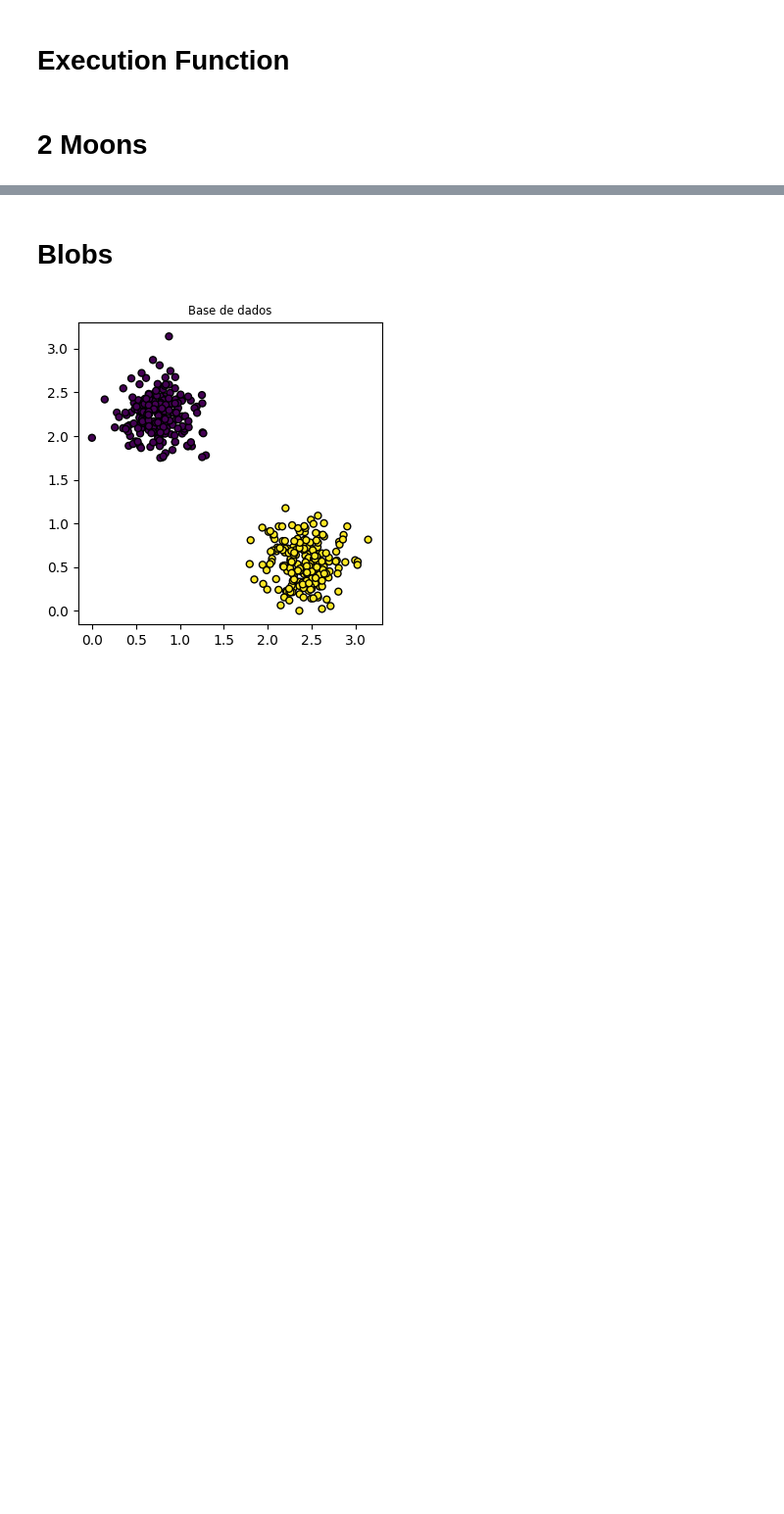
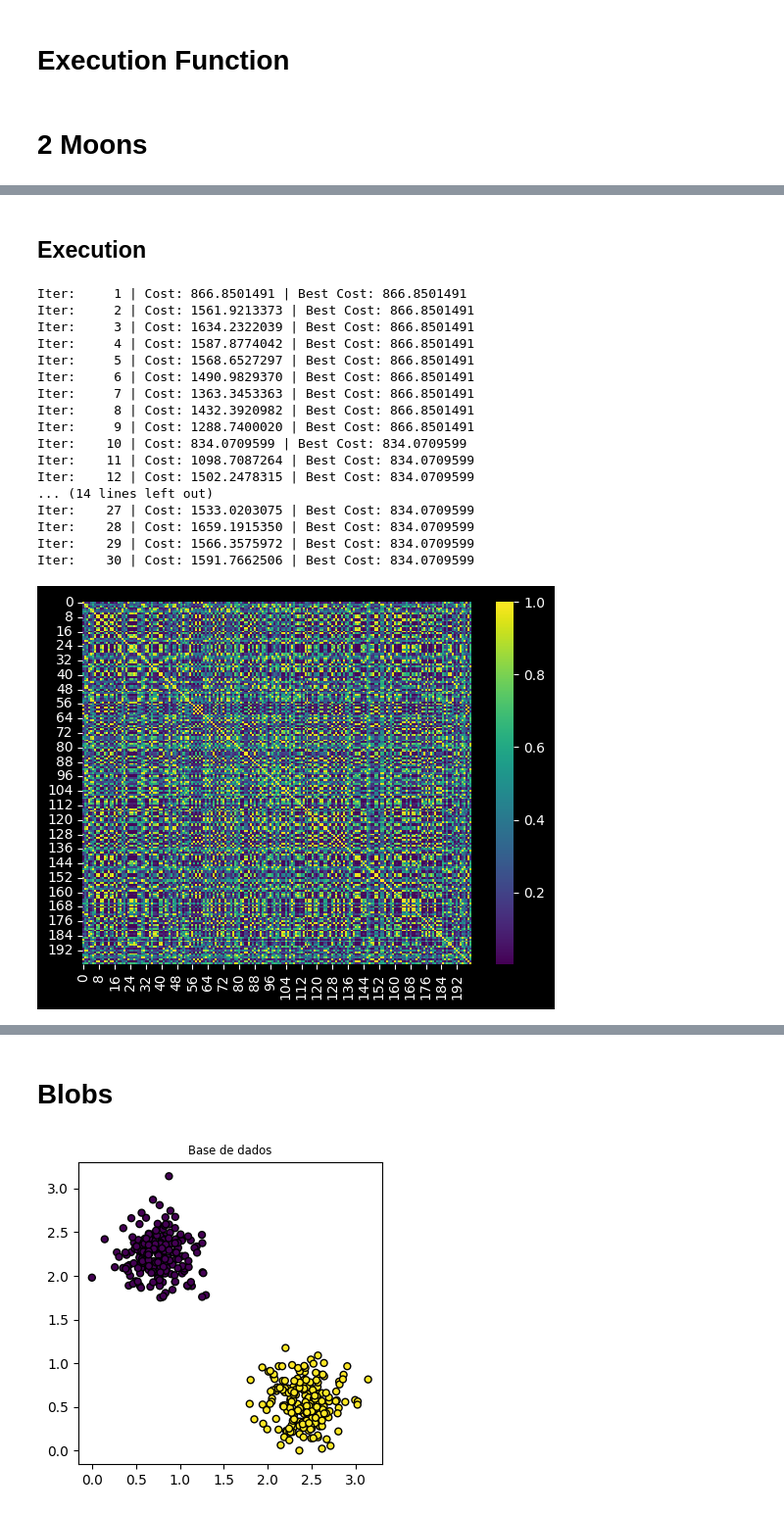
Before and after one commit to BrunodsRamos2/qvc-clustering, a Jupyter notebook: vqc-clustering-diferentiable-metric.ipynb, the cells around one changed output, grey strips where cells are left out. Shown at 98% size. Cells and saved outputs as stored; diff of their text form; code cells hidden in the pictures; blank space fills up the shorter version.

```diff
--- a/vqc-clustering-diferentiable-metric.ipynb
+++ b/vqc-clustering-diferentiable-metric.ipynb
@@ -600,0 +460,55 @@ X, y = normalize_data_transformY(X, y, range_init=0, range_end=np.pi)
+# %% [markdown]
+## Execution
+# %%
+n_qubits = 2
+n_params = 3
+n_layers = 1
+n_entanglement = 1
+embedding_type = 'AE'
+qnode = create_qnode(n_qubits, n_entanglement=n_entanglement, embedding_type=embedding_type)
+
+# intra_loss_history = []
+# inter_loss_history = []
+# cluster_penality_history = []
+# total_loss_history = []
+
+all_costs, cost, weights, bias, score_silhouette, score_davies, score_calinski = train(
+    qnode=qnode,
+    features=X,
+    n_params=n_params,
+    n_qubits=n_qubits,
+    n_layers=n_layers,
+    n_clusters=2,
+    weight_init_max=np.pi,
+    optimizer=SPSAOptimizer,
+    # optimizer=AdamOptimizer,
+    # dic_optimizer={"stepsize": 0.1},
+    dic_optimizer={"maxiter": 100},
+    # n_entanglement=n_entanglement,
+    # embedding_type=embedding_type,
+    cost=cost_function,
+    seed=seed,
+    iterations=100,
+    batch_size=64
+)
+
+# plot_loss_evolution(intra_loss_history, inter_loss_history, cluster_penality_history, total_loss_history)
+# %% [output]
+Iter:     1 | Cost: 866.8501491 | Best Cost: 866.8501491
+Iter:     2 | Cost: 1561.9213373 | Best Cost: 866.8501491
+Iter:     3 | Cost: 1634.2322039 | Best Cost: 866.8501491
+Iter:     4 | Cost: 1587.8774042 | Best Cost: 866.8501491
+Iter:     5 | Cost: 1568.6527297 | Best Cost: 866.8501491
+Iter:     6 | Cost: 1490.9829370 | Best Cost: 866.8501491
+Iter:     7 | Cost: 1363.3453363 | Best Cost: 866.8501491
+Iter:     8 | Cost: 1432.3920982 | Best Cost: 866.8501491
+Iter:     9 | Cost: 1288.7400020 | Best Cost: 866.8501491
+Iter:    10 | Cost: 834.0709599 | Best Cost: 834.0709599
+Iter:    11 | Cost: 1098.7087264 | Best Cost: 834.0709599
+Iter:    12 | Cost: 1502.2478315 | Best Cost: 834.0709599
+... (14 lines left out)
+Iter:    27 | Cost: 1533.0203075 | Best Cost: 834.0709599
+Iter:    28 | Cost: 1659.1915350 | Best Cost: 834.0709599
+Iter:    29 | Cost: 1566.3575972 | Best Cost: 834.0709599
+Iter:    30 | Cost: 1591.7662506 | Best Cost: 834.0709599
+[figure, added]
```
Also changed, not shown: parts of 26 cells of this notebook, 4 other files.
